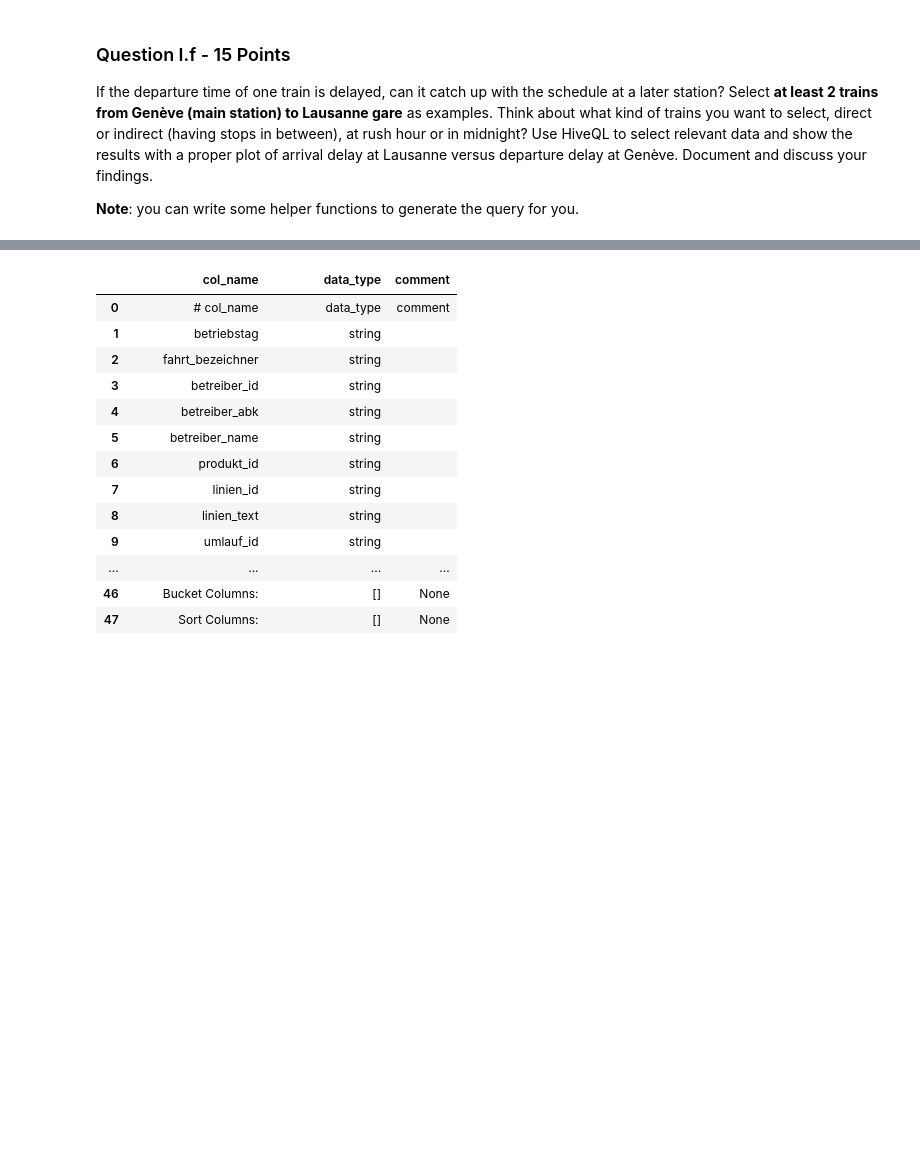
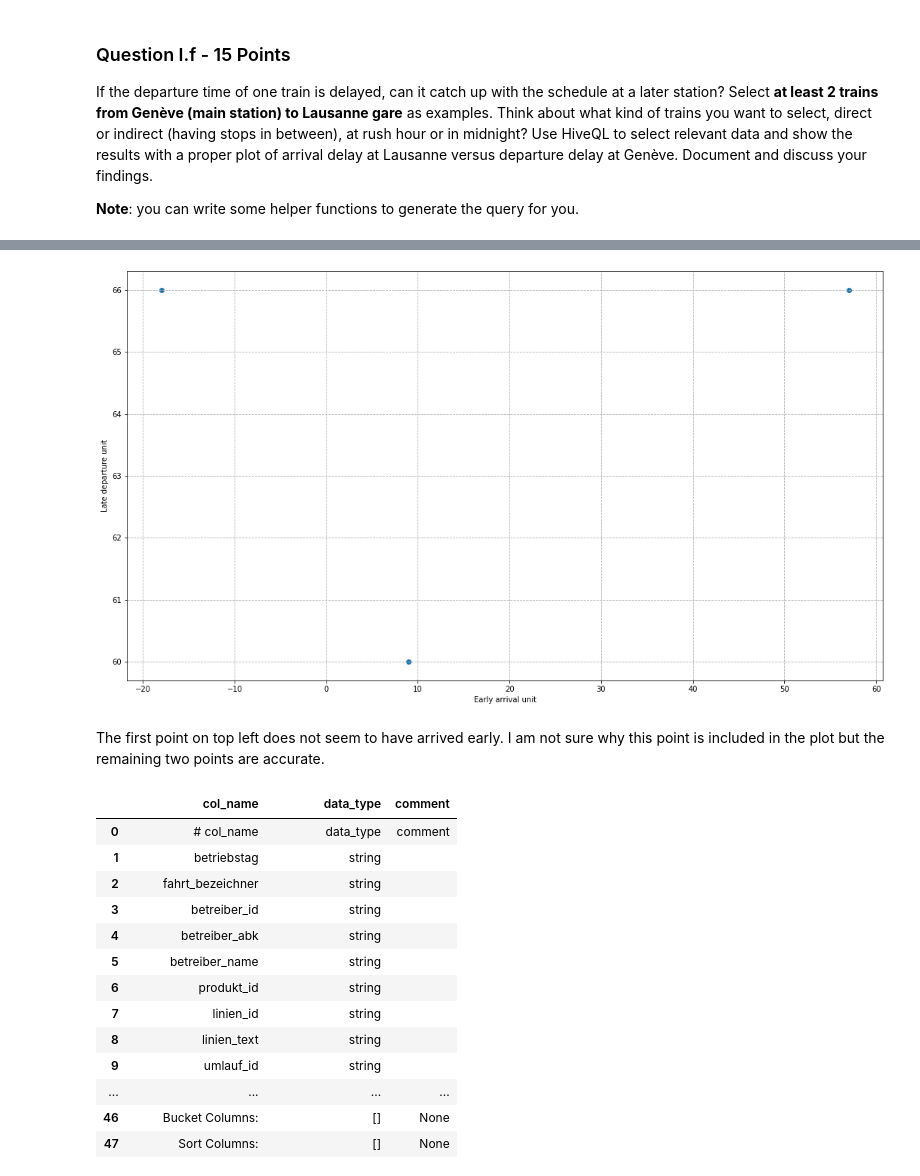
Before and after one commit to FurkanKarakas/dslab-homework-1, a Jupyter notebook: notebooks/DSLab_homework-1.ipynb, the cells around one changed output, grey strips where cells are left out. Cells and saved outputs as stored; diff of their text form; code cells hidden in the pictures; blank space fills up the shorter version.

Commit message:
Last question plot added.

```diff
--- a/notebooks/DSLab_homework-1.ipynb
+++ b/notebooks/DSLab_homework-1.ipynb
@@ -925,3 +926,14 @@ As means of transport we selected **TGV** trains since TGV trains have their fin
+# %%
+plt.figure(figsize=(18,10))
+plt.scatter((df6['ankunftszeit'] - df6['an_prognose'])/1e9, (df6['ab_prognose'] - df6['abfahrtszeit'])/1e9)
+plt.xlabel('Early arrival unit')
+plt.ylabel('Late departure unit')
+plt.grid(linestyle='--')
+plt.show()
+# %% [output]
+[figure, added]
+# %% [markdown]
+The first point on top left does not seem to have arrived early. I am not sure why this point is included in the plot but the remaining two points are accurate.
 # %%
 # For testing purposes only
 query = """
```
Also changed, not shown: parts of 2 cells of this notebook.
